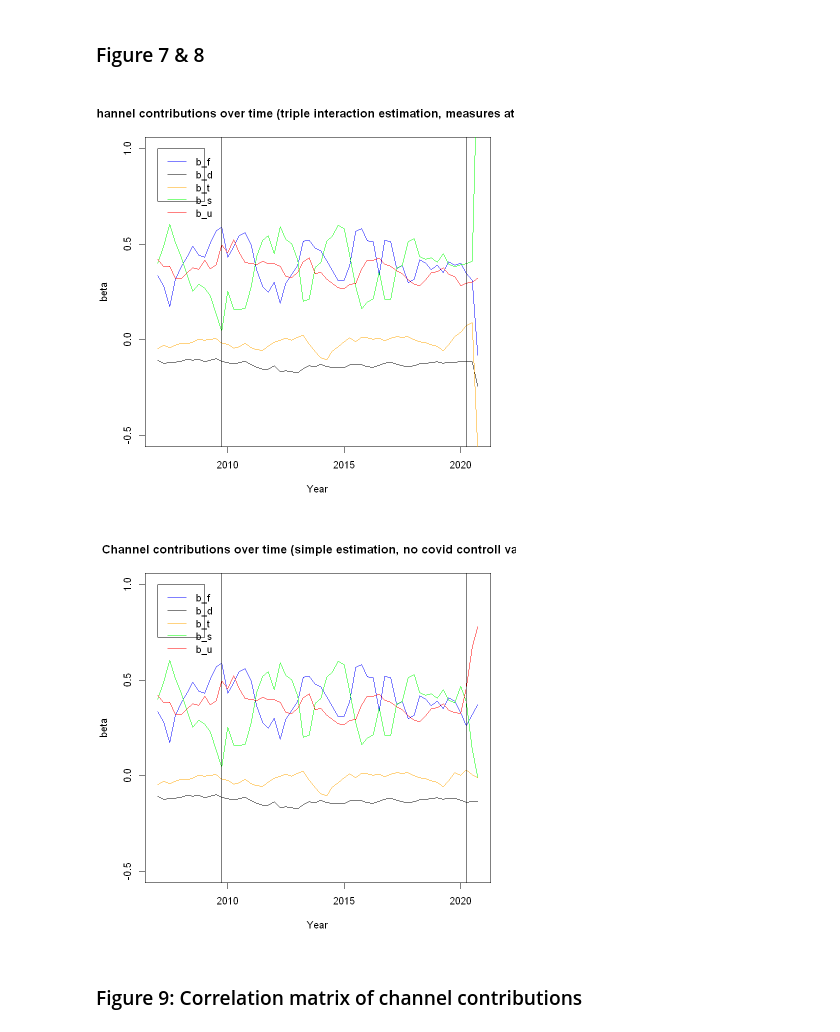
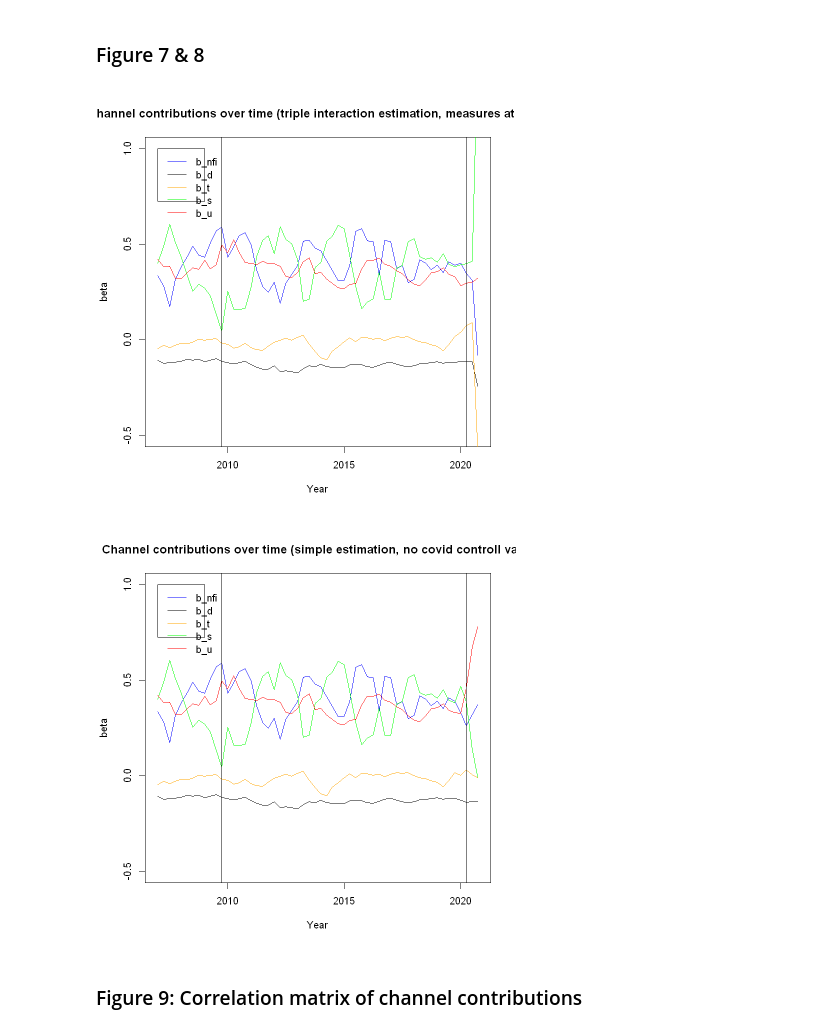
Before and after one commit to Riderman56/Master_Arbeit, a Jupyter notebook: rep.ipynb, the cells around one changed output. Drawn from its saved outputs; the diff is of its cells as text; code cells hidden in the pictures.

```diff
--- a/rep.ipynb
+++ b/rep.ipynb
@@ -635,37 +635,37 @@ B[t,]=b
   b.s[2]=b.s_d$coefficients['gdp']
   b.s_t<-glm((nni-inc)~factor(nat)+gdp,data = dta[dta$pit>s & dta$pit<f,],weights=dta[dta$pit>s & dta$pit<f,]$GDP)
   b.s[3]=b.s_t$coefficients['gdp']
   b.s_s<-glm((inc-con)~factor(nat)+gdp,data = dta[dta$pit>s & dta$pit<f,],weights=dta[dta$pit>s & dta$pit<f,]$GDP)
   b.s[4]=b.s_s$coefficients['gdp']
   b.s_u<-glm(con~factor(nat)+gdp,data = dta[dta$pit>s & dta$pit<f,],weights=dta[dta$pit>s & dta$pit<f,]$GDP)
   b.s[5]=b.s_u$coefficients['gdp']
 
 B.s[t,]=b.s
 
 }
 
 plot(seq(as.Date("2007/1/1"), as.Date("2020/12/31"), by = "quarter"),B[,1],type = 'l',ylab = 'beta',xlab = 'Year',ylim = c(-0.5,1),col = 'blue')
 lines(seq(as.Date("2007/1/1"), as.Date("2020/12/31"), by = "quarter"),B[,2],type = 'l',ylab = 'beta',xlab = 'Year',ylim = c(-0.5,1),col = 'black')
 lines(seq(as.Date("2007/1/1"), as.Date("2020/12/31"), by = "quarter"),B[,3],type = 'l',ylab = 'beta',xlab = 'Year',ylim = c(-0.5,1),col = 'orange')
 lines(seq(as.Date("2007/1/1"), as.Date("2020/12/31"), by = "quarter"),B[,4],type = 'l',ylab = 'beta',xlab = 'Year',ylim = c(-0.5,1),col = 'green')
 lines(seq(as.Date("2007/1/1"), as.Date("2020/12/31"), by = "quarter"),B[,5],type = 'l',ylab = 'beta',xlab = 'Year',ylim = c(-0.5,1),col = 'red')
 title('Channel contributions over time (triple interaction estimation, measures at zero)')
-legend(x = c(as.Date("2007/1/1"), as.Date("2009/1/1")), y = c(0.725, 1),legend = c('b_f','b_d','b_t','b_s', 'b_u'),col = c('blue','black','orange','green','red'),lty = c(1,1))
+legend(x = c(as.Date("2007/1/1"), as.Date("2009/1/1")), y = c(0.725, 1),legend = c('b_nfi','b_d','b_t','b_s', 'b_u'),col = c('blue','black','orange','green','red'),lty = c(1,1))
 abline(v=as.Date("2009/10/01"))
 abline(v=as.Date("2020/04/01"))
 
 plot(seq(as.Date("2007/1/1"), as.Date("2020/12/31"), by = "quarter"),B.s[,1],type = 'l',ylab = 'beta',xlab = 'Year',ylim = c(-0.5,1),col = 'blue')
 lines(seq(as.Date("2007/1/1"), as.Date("2020/12/31"), by = "quarter"),B.s[,2],type = 'l',ylab = 'beta',xlab = 'Year',ylim = c(-0.5,1),col = 'black')
 lines(seq(as.Date("2007/1/1"), as.Date("2020/12/31"), by = "quarter"),B.s[,3],type = 'l',ylab = 'beta',xlab = 'Year',ylim = c(-0.5,1),col = 'orange')
 lines(seq(as.Date("2007/1/1"), as.Date("2020/12/31"), by = "quarter"),B.s[,4],type = 'l',ylab = 'beta',xlab = 'Year',ylim = c(-0.5,1),col = 'green')
 lines(seq(as.Date("2007/1/1"), as.Date("2020/12/31"), by = "quarter"),B.s[,5],type = 'l',ylab = 'beta',xlab = 'Year',ylim = c(-0.5,1),col = 'red')
 title('Channel contributions over time (simple estimation, no covid controll vars)')
-legend(x = c(as.Date("2007/1/1"), as.Date("2009/1/1")), y = c(0.725, 1),legend = c('b_f','b_d','b_t','b_s', 'b_u'),col = c('blue','black','orange','green','red'),lty = c(1,1))
+legend(x = c(as.Date("2007/1/1"), as.Date("2009/1/1")), y = c(0.725, 1),legend = c('b_nfi','b_d','b_t','b_s', 'b_u'),col = c('blue','black','orange','green','red'),lty = c(1,1))
 abline(v=as.Date("2009/10/01"))
 abline(v=as.Date("2020/04/01"))
 # %% [output]
-[figure, old version]
+[figure, new version]
-[figure, old version]
+[figure, new version]
 # %% [markdown]
 ### Figure 9: Correlation matrix of channel contributions
 # %%
```
Also changed, not shown: parts of 1 cell of this notebook.
